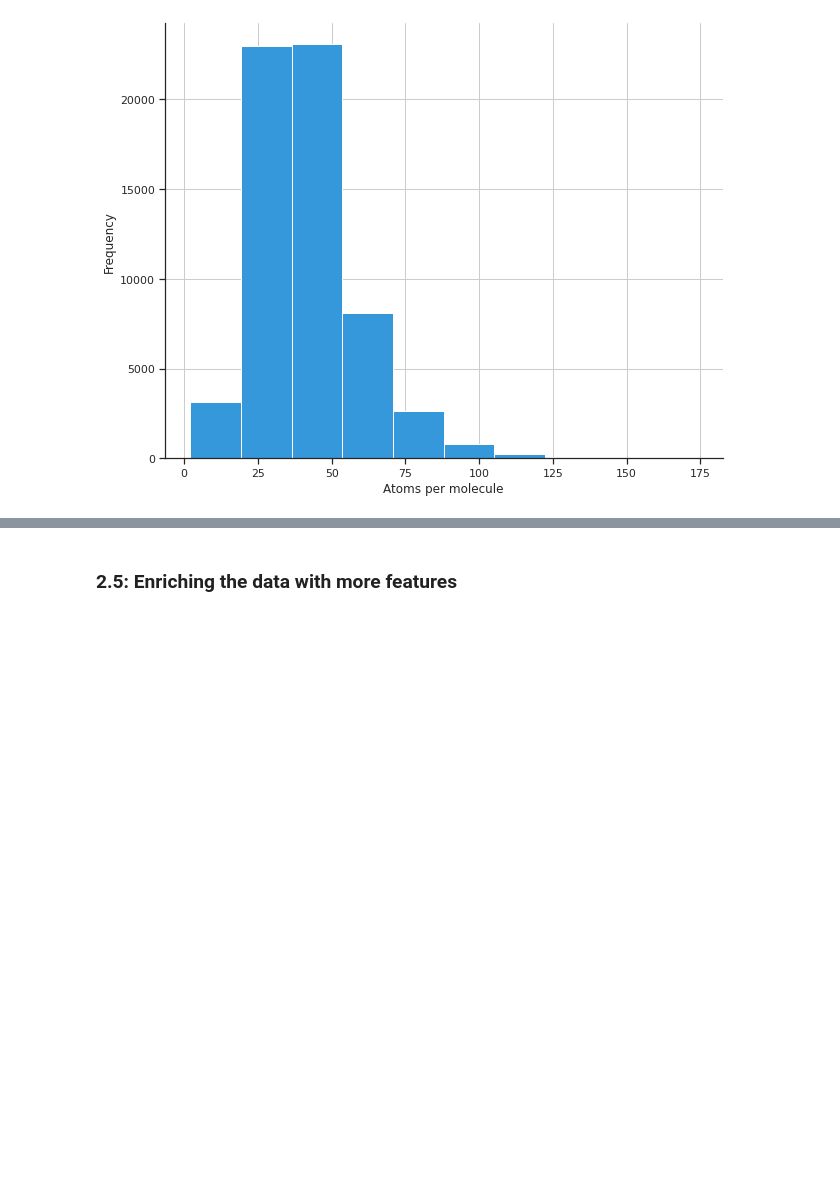
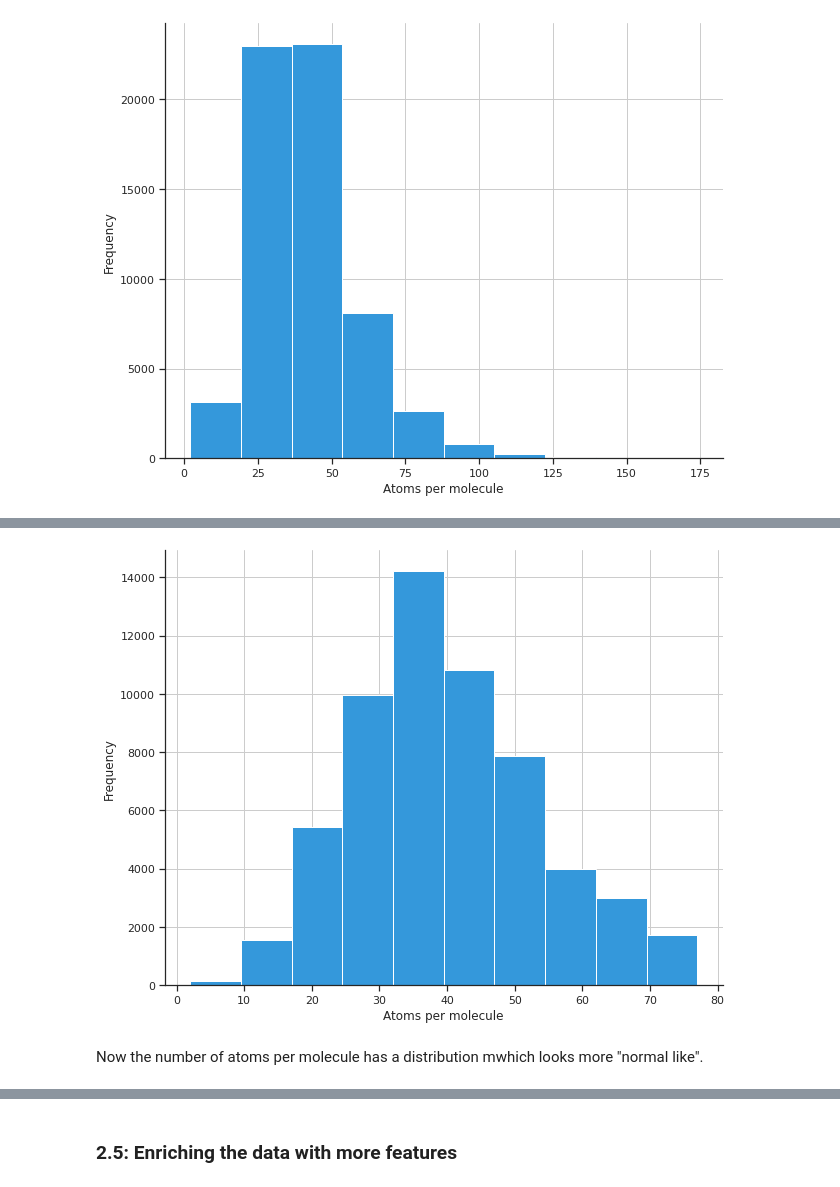
Before and after one commit to danicardonaibz/molecular_equilibrium, a Jupyter notebook: ML_Material_Science.ipynb, the cells around one changed output, grey strips where cells are left out. Saved outputs shown, nothing was run; the diff lists cells and outputs as text; code cells hidden in the pictures; blank space fills up the shorter version.

```diff
--- a/ML_Material_Science.ipynb
+++ b/ML_Material_Science.ipynb
@@ -355,0 +410,13 @@ plt.show()
+# %%
+# New distribution
+fig, ax = plt.subplots(figsize=(10,8))
+new.number_of_atoms.hist(color ='#3498DB')
+ax.grid(True);
+ax.set_xlabel('Atoms per molecule');
+ax.set_ylabel('Frequency');
+plt.savefig('atom_count_clean.png', dpi = 600, bbox_inches = 'tight')
+plt.show()
+# %% [output]
+[figure, added]
+# %% [markdown]
+Now the number of atoms per molecule has a distribution mwhich looks more "normal like".
```
Also changed, not shown: parts of 41 cells of this notebook.
